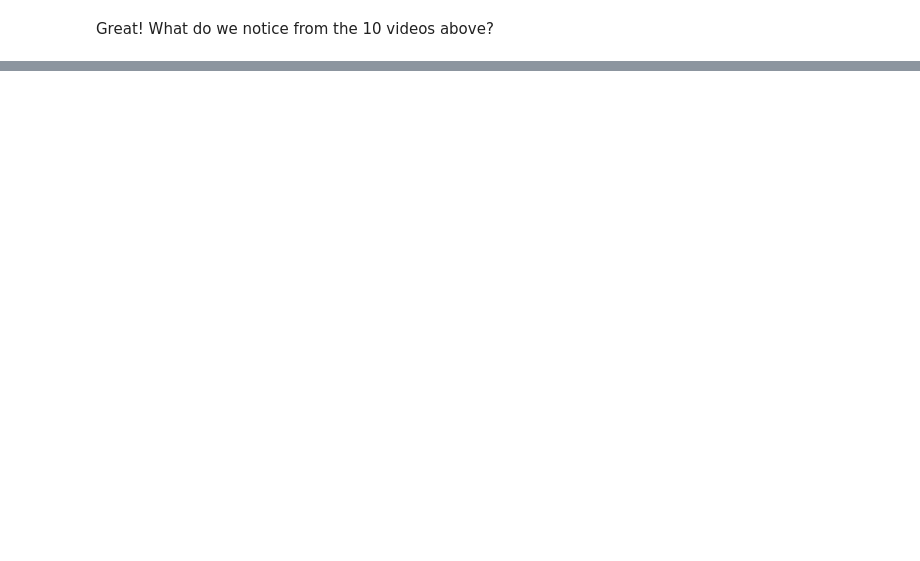
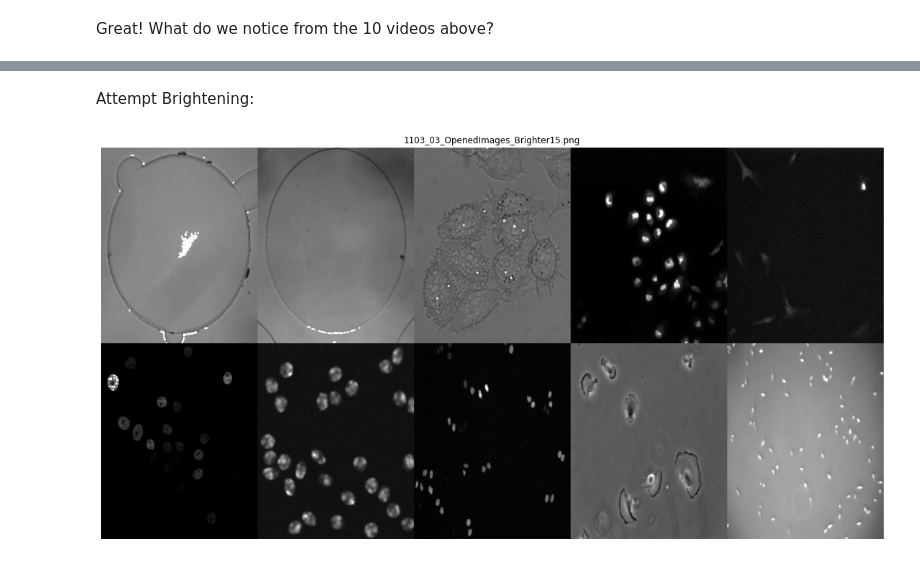
Before and after one commit to alexgoudemond/COMP700, a Jupyter notebook: 005_Data-Set_Secondary_Pre-Processing.ipynb, the cells around one changed output, grey strips where cells are left out. Saved outputs shown, nothing was run; the diff lists cells and outputs as text; code cells hidden in the pictures; blank space fills up the shorter version.

Commit message:
Added code to brighten opened images

```diff
--- a/005_Data-Set_Secondary_Pre-Processing.ipynb
+++ b/005_Data-Set_Secondary_Pre-Processing.ipynb
@@ -694,0 +708,2 @@ Great! What do we notice from the 10 videos above?
+# %%
+initial_directory = "004_InitialPreProcessing"
@@ -694,0 +741,2 @@ Great! What do we notice from the 10 videos above?
+# %%
+kernel = np.ones((3,3), np.uint8)
@@ -694,0 +758,44 @@ Great! What do we notice from the 10 videos above?
+# %% [markdown]
+Attempt Brightening:
+# %%
+# Function adapted from author: Bill grates, Nov 22, 2017 at 5:26
+def increase_brightness(img, value=30):
+    newImg = img.copy()
+
+    maxVal = np.amax(newImg)
+    lim = maxVal - value
+
+    # do not increase largest values
+    newImg[newImg > lim] = 255
+
+    # increase rest
+    newImg[newImg <= lim] += value
+
+    # do not increase lowest values
+    # minVal = np.amin(i)
+    # newImg[newImg == minVal + value] = minVal
+
+    # attempt to keep smallest values at minVal
+    # minVal = np.amin(i)
+    # lim = minVal + value
+    # newImg[newImg <= lim] = minVal
+
+    return newImg
+###
+# %%
+# Opening and brighten by 15 intensity values
+
+image_collection = []
+
+for i in range(len(test_images)):
+    img_erode = cv2.erode(test_images[i], kernel, iterations=1)
+    img_opened = cv2.dilate(img_erode, kernel, iterations=1)
+
+    brighter_img = increase_brightness(img_opened, 15)
+
+    image_collection.append(brighter_img)
+
+picName = "1103_03_OpenedImages_Brighter15.png"
+saveAndShow(desired_directory, image_collection, picName)
+# %% [output]
+[figure, added]
```
Also changed, not shown: parts of 24 cells of this notebook, 9 other files.
